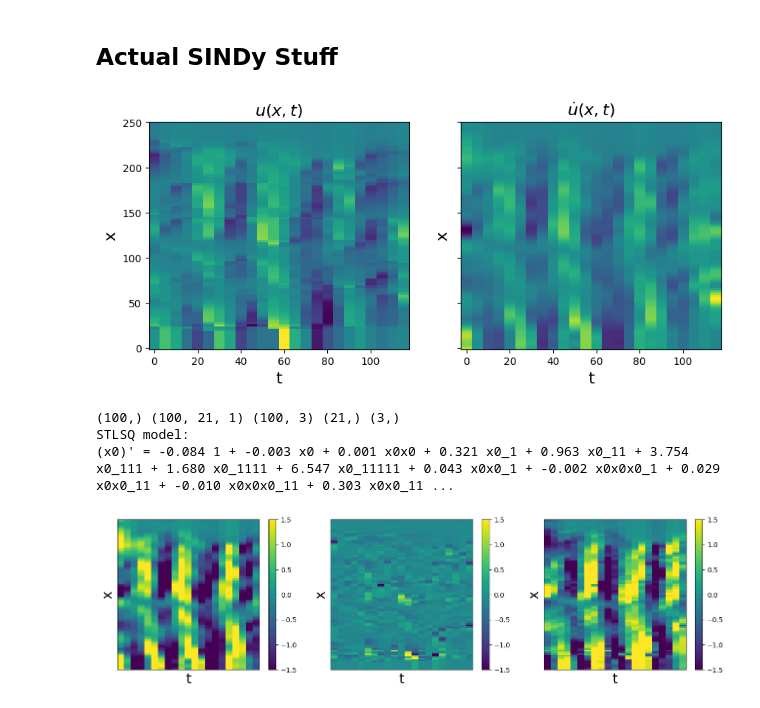
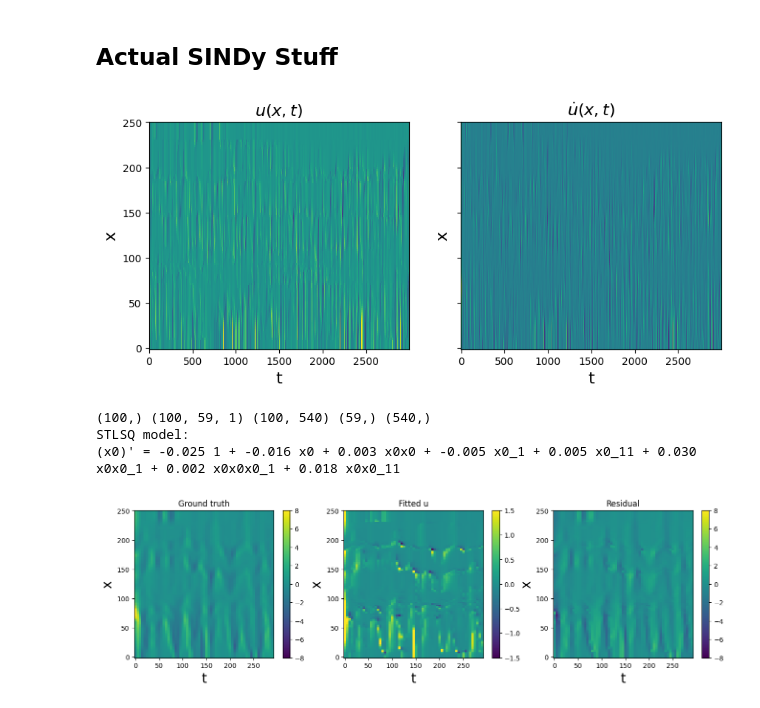
Before and after one commit to ericeberg3/UW_research, a Jupyter notebook: DTS_TG_SINDy.ipynb, the cells around one changed output. Cells and saved outputs as stored; diff of their text form; code cells hidden in the pictures.

```diff
--- a/DTS_TG_SINDy.ipynb
+++ b/DTS_TG_SINDy.ipynb
@@ -81,8 +81,8 @@ plot_dists = dists[d_idx_start:d_idx_end]
 # Band pass filter
 filtered_arr = scipy.ndimage.gaussian_filter(plot_arr, 10, axes=1)
 
-startt = datetime.datetime(2023, 8, 25, 16)
-endt = datetime.datetime(2023, 8, 25, 18)
+startt = datetime.datetime(2023, 8, 24, 16) # 25
+endt = datetime.datetime(2023, 8, 26, 18) # 25
 startind_t = np.absolute(plot_times - startt).argmin()
 endind_t = np.absolute(plot_times - endt).argmin()
 
@@ -316,12 +316,12 @@ ax.set_yticklabels([])
 plt.title(r'$\dot{u}(x, t)$', fontsize=16)
 plt.show()
 # %% [output]
-[figure, old version]
+[figure, new version]
 # %%
 u = u.reshape(len(x), len(t), 1)
 u_dot = u_dot.reshape(len(x), len(t), 1)
 
-train = range(0, int(len(t) * 0.9))
+train = range(0, int(len(t) * 0.1))
 test = [i for i in np.arange(len(t)) if i not in train]
 u_train = u[:, train, :]
 u_test = u[:, test, :]
@@ -337,7 +337,7 @@ library_function_names = [lambda x: x, lambda x: x + x]
 pde_lib = ps.PDELibrary(
     library_functions=library_functions,
     function_names=library_function_names,
-    derivative_order=5,
+    derivative_order=2,
     spatial_grid=x,
     include_bias=True,
     is_uniform=True,
@@ -347,53 +347,53 @@ print(x.shape, u_dot_train.shape, u_dot_test.shape, t_train.shape, t_test.shape)
 
 # Again, loop through all the optimizers
 print('STLSQ model: ')
-optimizer = ps.SR3(threshold=0.05, max_iter=10000, tol=1e-15,
+optimizer = ps.SR3(threshold=5e-5, max_iter=100000, tol=1e-30,
                    thresholder='l1', normalize_columns=True)
 model = ps.SINDy(feature_library=pde_lib, optimizer=optimizer)
 model.fit(u_train, t=dt)
 model.print()
 u_dot_stlsq = model.predict(u_train) # u_test
 # %% [output]
-(100,) (100, 21, 1) (100, 3) (21,) (3,)
+(100,) (100, 59, 1) (100, 540) (59,) (540,)
 STLSQ model:
-(x0)' = -0.084 1 + -0.003 x0 + 0.001 x0x0 + 0.321 x0_1 + 0.963 x0_11 + 3.754 x0_111 + 1.680 x0_1111 + 6.547 x0_11111 + 0.043 x0x0_1 + -0.002 x0x0x0_1 + 0.029 x0x0_11 + -0.010 x0x0x0_11 + 0.303 x0x0_11 ...
+(x0)' = -0.025 1 + -0.016 x0 + 0.003 x0x0 + -0.005 x0_1 + 0.005 x0_11 + 0.030 x0x0_1 + 0.002 x0x0x0_1 + 0.018 x0x0_11
 # %%
 # Make fancy plot comparing derivative
 plt.figure(figsize=(16, 4))
 plt.subplot(1, 3, 1)
 # plt.pcolormesh(t_test, x, u_dot_test, vmin=-1.5, vmax=1.5)
-plt.pcolormesh(t_train, x, u_dot_train[:, :, 0], vmin=-1.5, vmax=1.5, shading='nearest')
+plt.pcolormesh(t_train, x, u_dot_train[:, :, 0], vmin=-8, vmax=8, shading='nearest')
 plt.colorbar()
 plt.xlabel('t', fontsize=20)
 plt.ylabel('x', fontsize=20)
+plt.title('Ground truth')
 ax = plt.gca()
-ax.set_xticks([])
-ax.set_yticks([])
+
 
 plt.subplot(1, 3, 2)
 # u_dot_stlsq = np.reshape(u_dot_stlsq, (len(x), len(t_test)))
 # plt.pcolormesh(t_test, x, u_dot_stlsq, vmin=-1.5, vmax=1.5)
 u_dot_stlsq = np.reshape(u_dot_stlsq, (len(x), len(t_train)))
 plt.pcolormesh(t_train, x, u_dot_stlsq, vmin=-1.5, vmax=1.5, shading='nearest')
 plt.colorbar()
 plt.xlabel('t', fontsize=20)
 plt.ylabel('x', fontsize=20)
+plt.title('Fitted u')
 ax = plt.gca()
-ax.set_xticks([])
-ax.set_yticks([])
+
 
 plt.subplot(1, 3, 3)
 # plt.pcolormesh(t_test, x, u_dot_stlsq - u_dot_test, vmin=-1.5, vmax=1.5)
-plt.pcolormesh(t_train, x, u_dot_stlsq - u_dot_train[:,:,0], vmin=-1.5, vmax=1.5)
+plt.pcolormesh(t_train, x, u_dot_stlsq - u_dot_train[:,:,0], vmin=-8, vmax=8)
 plt.colorbar()
 plt.xlabel('t', fontsize=20)
 plt.ylabel('x', fontsize=20)
+plt.title('Residual')
 ax = plt.gca()
-ax.set_xticks([])
-ax.set_yticks([])
+
 plt.show()
 # %% [output]
-[figure, old version]
+[figure, new version]
 # %%
 # print(np.shape(u), np.shape(np.round(t)))
 n_features = len(model.get_feature_names())
```
Also changed, not shown: parts of 5 cells of this notebook.
